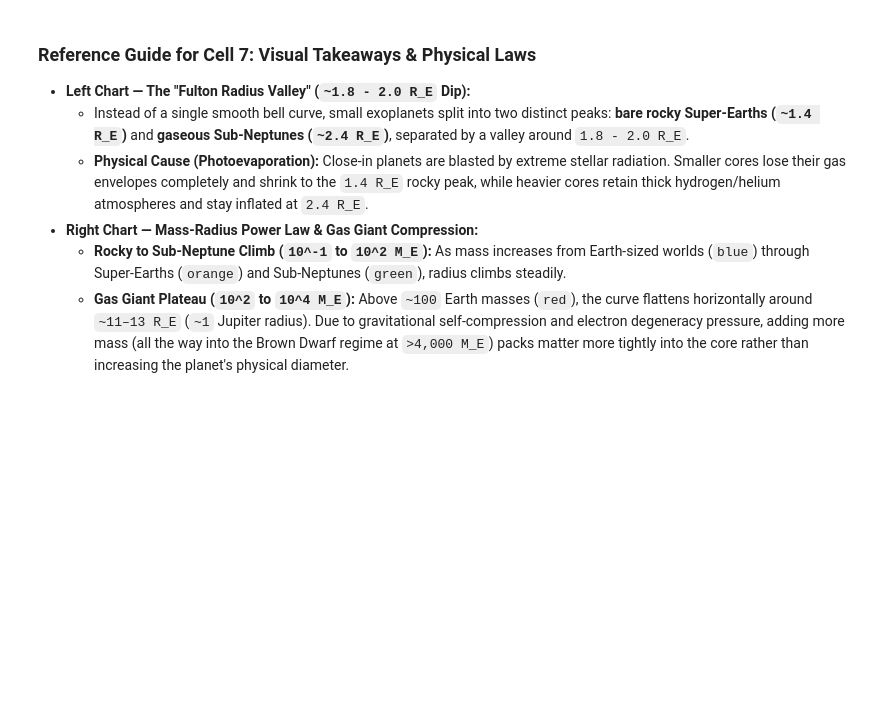
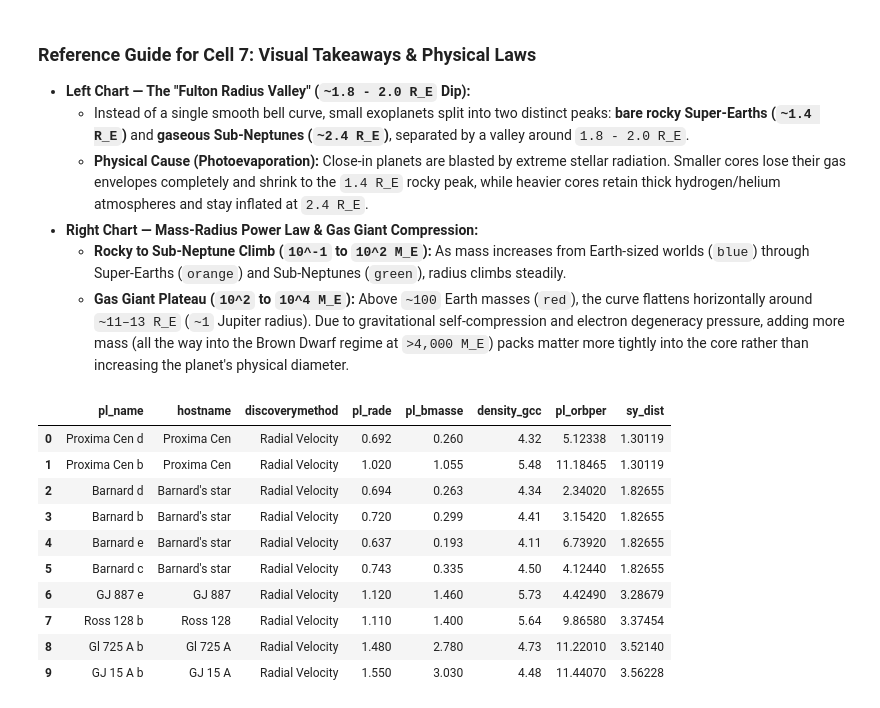
Before and after one commit to JacobMenne/exoplanet_eda_lab, a Jupyter notebook: exoplanet_eda.ipynb, the cells around one changed output. Saved outputs shown, nothing was run; the diff lists cells and outputs as text; code cells hidden in the pictures; blank space fills up the shorter version.

Commit message:
feat(db): load cleaned exoplanets into SQLite and query nearby rocky worlds in cell 8

```diff
--- a/exoplanet_eda.ipynb
+++ b/exoplanet_eda.ipynb
@@ -247,3 +247,33 @@ plt.show()
 * **Right Chart — Mass-Radius Power Law & Gas Giant Compression:**
   - **Rocky to Sub-Neptune Climb (`10^-1` to `10^2 M_E`):** As mass increases from Earth-sized worlds (`blue`) through Super-Earths (`orange`) and Sub-Neptunes (`green`), radius climbs steadily.
   - **Gas Giant Plateau (`10^2` to `10^4 M_E`):** Above `~100` Earth masses (`red`), the curve flattens horizontally around `~11–13 R_E` (`~1` Jupiter radius). Due to gravitational self-compression and electron degeneracy pressure, adding more mass (all the way into the Brown Dwarf regime at `>4,000 M_E`) packs matter more tightly into the core rather than increasing the planet's physical diameter.
+# %%
+import sqlite3
+
+conn = sqlite3.connect("exoplanets.db")
+
+df_clean.to_sql("exoplanets", conn, if_exists="replace", index=False)
+
+query = """ SELECT pl_name, hostname, discoverymethod, pl_rade, pl_bmasse, ROUND(density_gcc, 2) as density_gcc, pl_orbper, sy_dist
+            FROM exoplanets
+            WHERE pl_rade <= 2.0
+            AND density_gcc >= 4.0
+            AND sy_dist <= 30.0
+            ORDER BY sy_dist ASC
+            LIMIT 10; """
+
+nearby_rocky_df = pd.read_sql_query(query, conn)
+conn.close()
+nearby_rocky_df
+# %% [output]
+|  | pl_name | hostname | discoverymethod | pl_rade | pl_bmasse | density_gcc | pl_orbper | sy_dist |
+| 0 | Proxima Cen d | Proxima Cen | Radial Velocity | 0.692 | 0.260 | 4.32 | 5.12338 | 1.30119 |
+| 1 | Proxima Cen b | Proxima Cen | Radial Velocity | 1.020 | 1.055 | 5.48 | 11.18465 | 1.30119 |
+| 2 | Barnard d | Barnard's star | Radial Velocity | 0.694 | 0.263 | 4.34 | 2.34020 | 1.82655 |
+| 3 | Barnard b | Barnard's star | Radial Velocity | 0.720 | 0.299 | 4.41 | 3.15420 | 1.82655 |
+| 4 | Barnard e | Barnard's star | Radial Velocity | 0.637 | 0.193 | 4.11 | 6.73920 | 1.82655 |
+| 5 | Barnard c | Barnard's star | Radial Velocity | 0.743 | 0.335 | 4.50 | 4.12440 | 1.82655 |
+| 6 | GJ 887 e | GJ 887 | Radial Velocity | 1.120 | 1.460 | 5.73 | 4.42490 | 3.28679 |
+| 7 | Ross 128 b | Ross 128 | Radial Velocity | 1.110 | 1.400 | 5.64 | 9.86580 | 3.37454 |
+| 8 | Gl 725 A b | Gl 725 A | Radial Velocity | 1.480 | 2.780 | 4.73 | 11.22010 | 3.52140 |
+| 9 | GJ 15 A b | GJ 15 A | Radial Velocity | 1.550 | 3.030 | 4.48 | 11.44070 | 3.56228 |
```
Also changed, not shown: parts of 1 cell of this notebook, 3 other files.
